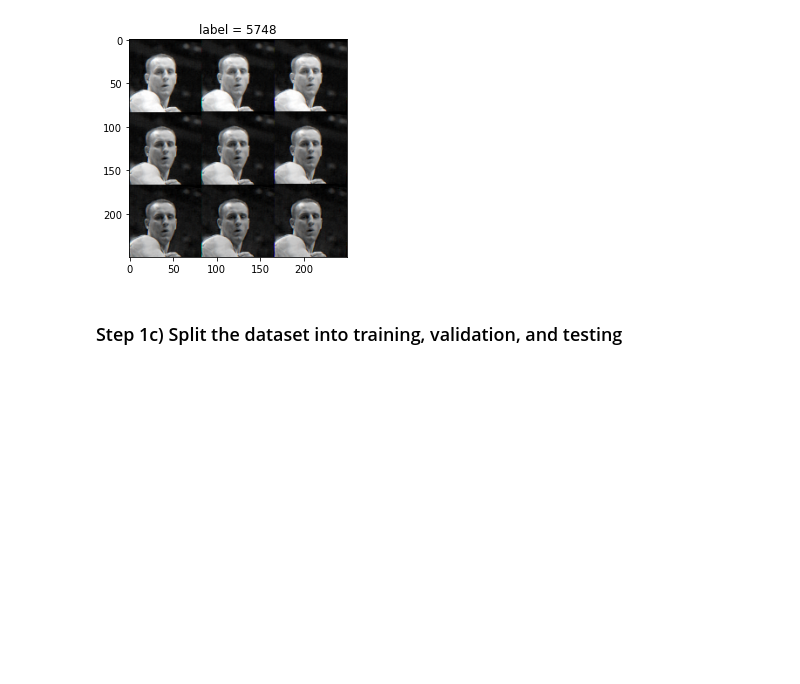
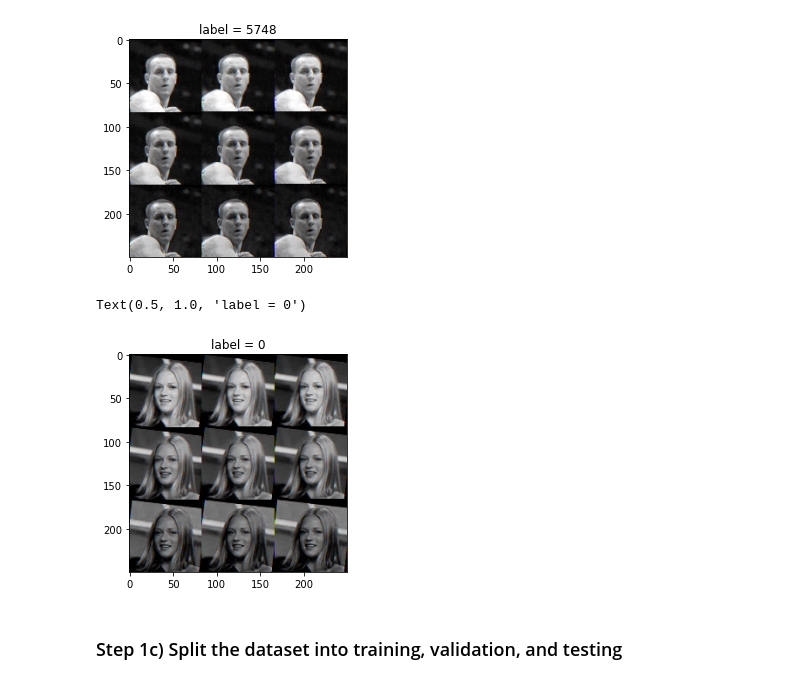
Before and after one commit to subirkumarparida/ElasticFace, a Jupyter notebook: eval/Model_Test_LFW_fine_tune_cosface.ipynb, the cells around one changed output. Cells and saved outputs as stored; diff of their text form; code cells hidden in the pictures; blank space fills up the shorter version.

```diff
--- a/eval/Model_Test_LFW_fine_tune_cosface.ipynb
+++ b/eval/Model_Test_LFW_fine_tune_cosface.ipynb
@@ -114,6 +114,15 @@ plt.title('label = ' + str(label))
 # %% [output]
 Text(0.5, 1.0, 'label = 5748')
 [figure]
+# %%
+img, label = dataset[0]
+img = torch.reshape(img, (250, 250, 3))
+
+plt.imshow(img)
+plt.title('label = ' + str(label))
+# %% [output]
+Text(0.5, 1.0, 'label = 0')
+[figure, added]
 # %% [markdown]
 ### Step 1c) Split the dataset into training, validation, and testing
 # %%
```
